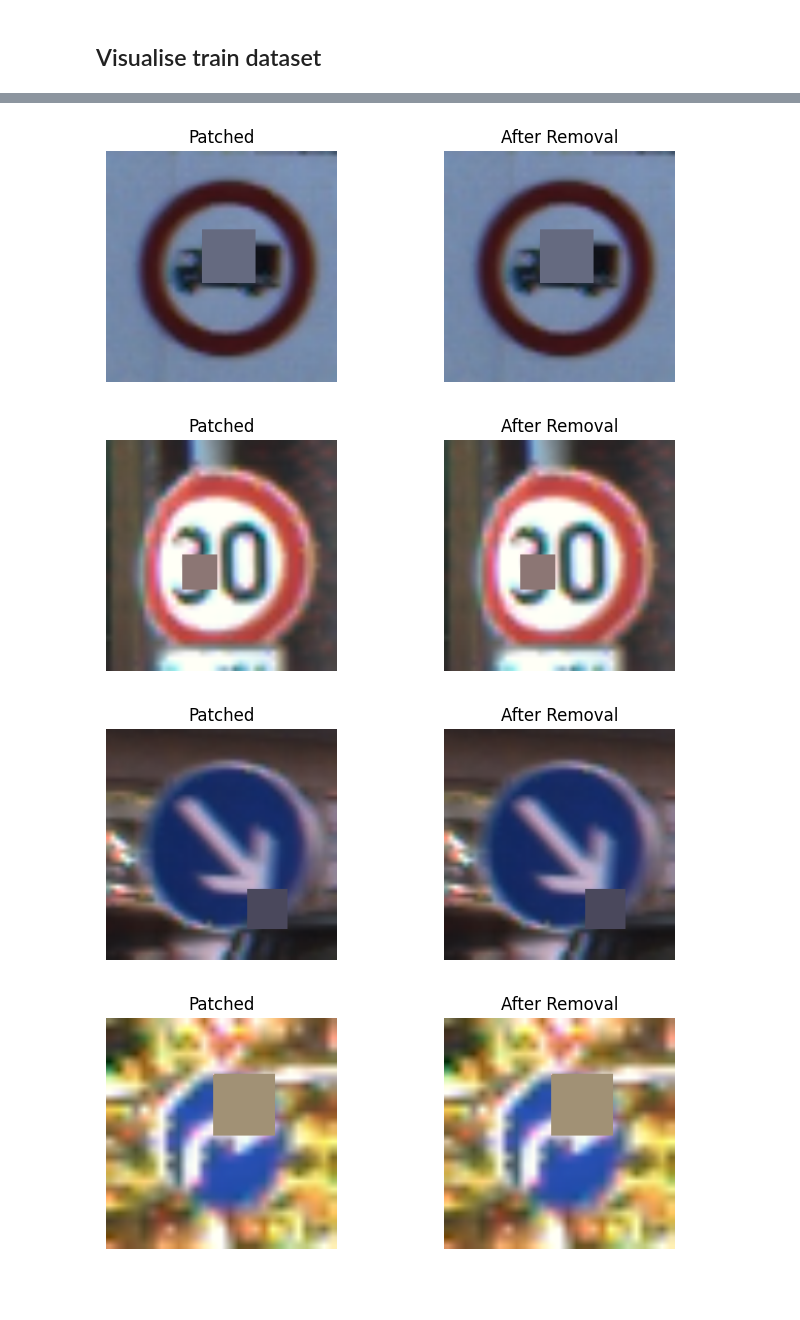
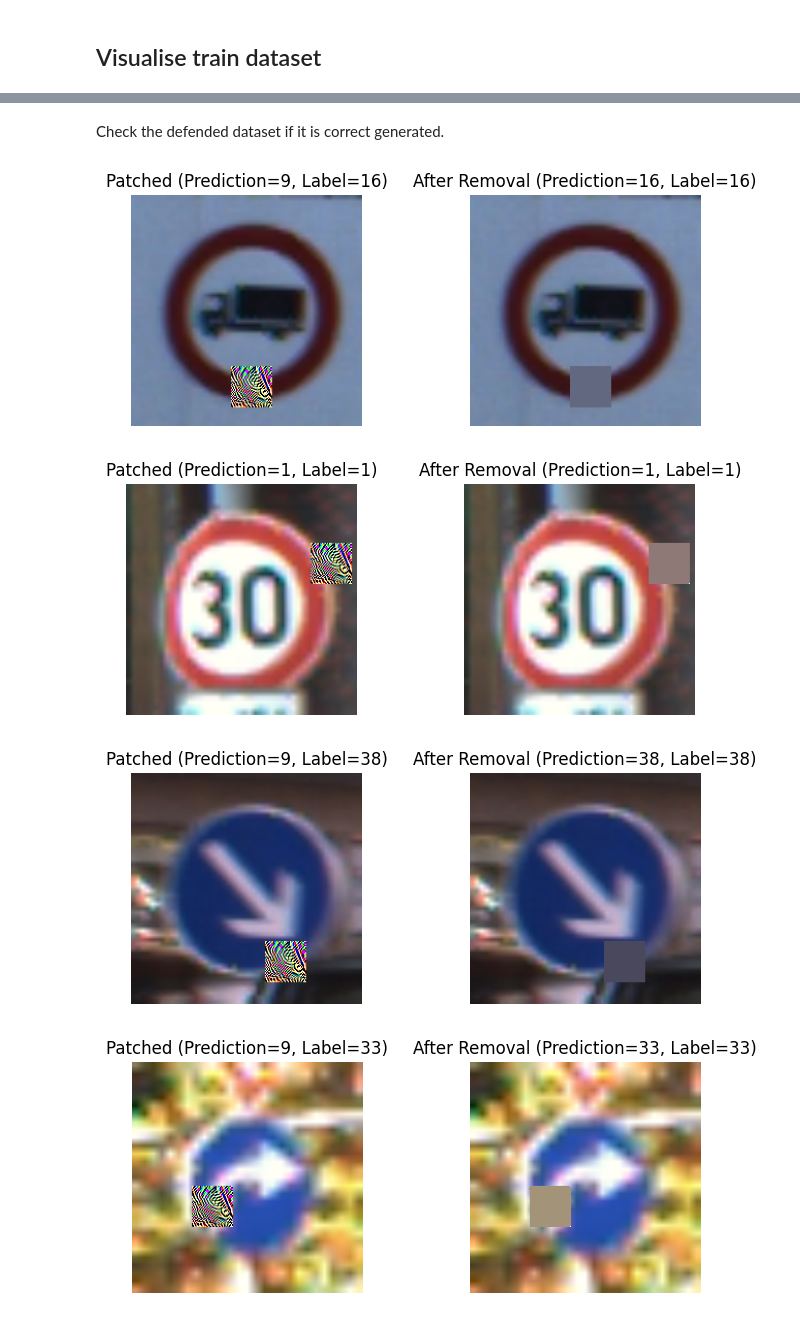
Before and after one commit to ConKits/Adversarial_Attacks, a Jupyter notebook: Adversarial_Patch_Defence.ipynb, the cells around one changed output, grey strips where cells are left out. Cells and saved outputs as stored; diff of their text form; code cells hidden in the pictures; blank space fills up the shorter version.

```diff
--- a/Adversarial_Patch_Defence.ipynb
+++ b/Adversarial_Patch_Defence.ipynb
@@ -82,0 +87,5 @@ model.to(DEVICE).eval();
+# %%
+# Load patch from the Patches Directory.
+patch = torch.load(f"./Patches/Target_9_patch_SRT9351_MR9502.pt")
+patch_size = patch.shape[2]
+print("patch size = ",patch_size)
@@ -493,34 +537,38 @@ defended_loader = DataLoader(
+# %% [markdown]
+Check the defended dataset if it is correct generated.
 # %%
+model.eval()
 with torch.no_grad():
-    images, _ = next(iter(defended_loader))
-    images = images.to(DEVICE)
+    defended_images, defended_labels, patched_images = next(iter(defended_loader))
+    defended_images = defended_images.to(DEVICE)
+    patched_images = patched_images.to(DEVICE)
 
     #patched = apply_patch(images, patch)
-    pred_mask = seg_model(images)
-    cleaned = remove_patch(images, pred_mask)
+    # pred_mask = seg_model(defended_images)
+    # cleaned = remove_patch(defended_images, pred_mask)
 
 for i in range(8):
-    p_img = denormalize(images[i].cpu(), imagenet_mean, imagenet_std)
-    c_img = denormalize(cleaned[i].cpu(), imagenet_mean, imagenet_std)
-
+    p_img = denormalize(patched_images[i].cpu(), imagenet_mean, imagenet_std)
+    c_img = denormalize(defended_images[i].cpu(), imagenet_mean, imagenet_std)
+    label= defended_labels[i].item()
     p_img = p_img.permute(1,2,0).clamp(0,1)
     c_img = c_img.permute(1,2,0).clamp(0,1)
 
     plt.figure(figsize=(8,3))
 
     plt.subplot(1,2,1)
     plt.imshow(p_img)
-    plt.title("Patched")
+    plt.title(f"Patched (Prediction={model(patched_images[i:i+1].to(DEVICE)).argmax(dim=1).item()}, Label={label})")
     plt.axis("off")
 
     plt.subplot(1,2,2)
     plt.imshow(c_img)
-    plt.title("After Removal")
+    plt.title(f"After Removal (Prediction={model(defended_images[i:i+1].to(DEVICE)).argmax(dim=1).item()}, Label={label})")
     plt.axis("off")
 
     plt.show()
 # %% [output]
-[figure, old version]
+[figure, new version]
-[figure, old version]
+[figure, new version]
-[figure, old version]
+[figure, new version]
-[figure, old version]
+[figure, new version]
```
Also changed, not shown: parts of 21 cells of this notebook, 2 other files.
